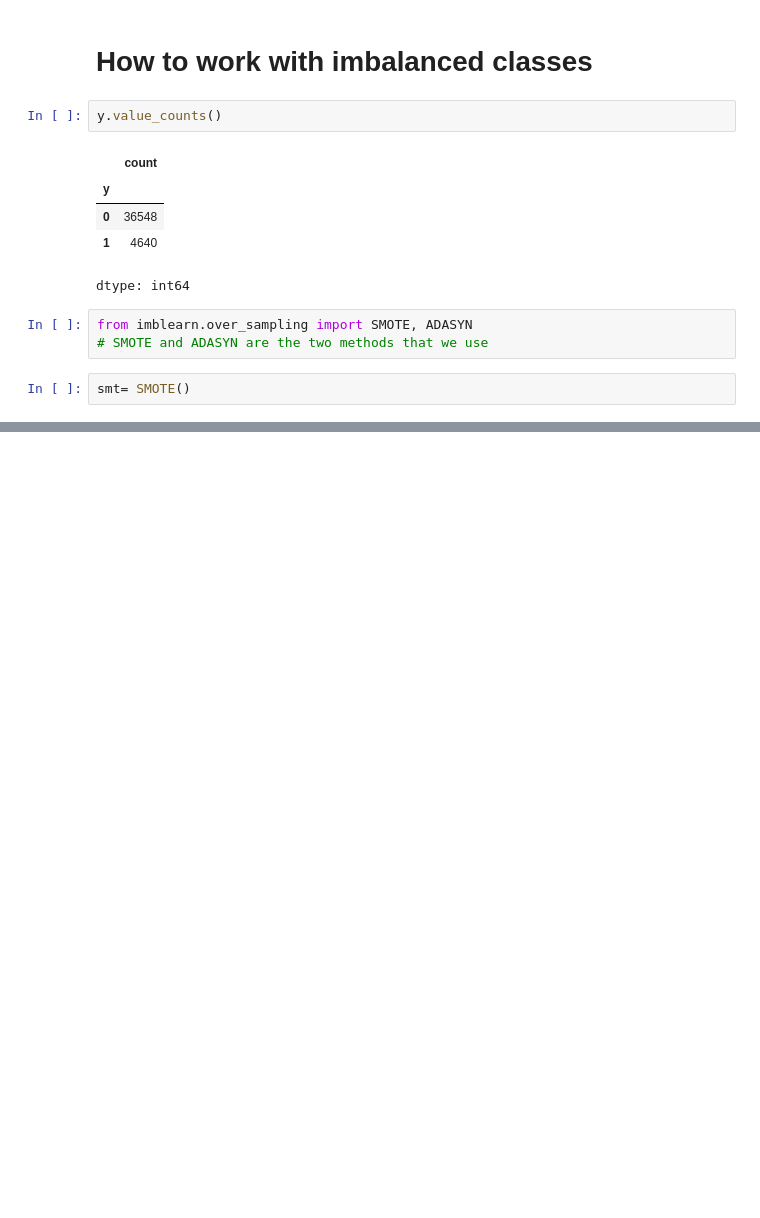
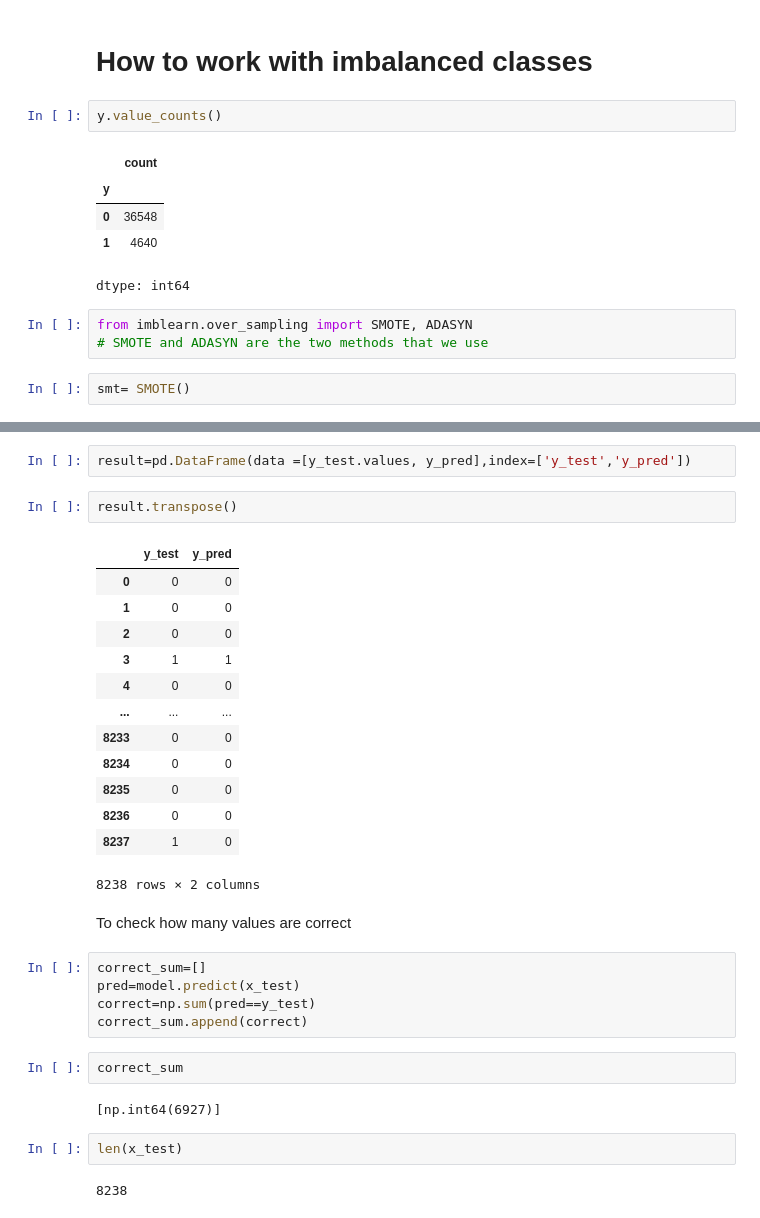
Before and after one commit to hasankachamathvi/LogisticsRegression, a Jupyter notebook: logisticRegression.ipynb, the cells around one changed output, grey strips where cells are left out. Cells and saved outputs as stored; diff of their text form; blank space fills up the shorter version.

```diff
--- a/logisticRegression.ipynb
+++ b/logisticRegression.ipynb
@@ -218,0 +376,33 @@ smt= SMOTE()
+# %%
+result=pd.DataFrame(data =[y_test.values, y_pred],index=['y_test','y_pred'])
+# %%
+result.transpose()
+# %% [output]
+|  | y_test | y_pred |
+| 0 | 0 | 0 |
+| 1 | 0 | 0 |
+| 2 | 0 | 0 |
+| 3 | 1 | 1 |
+| 4 | 0 | 0 |
+| ... | ... | ... |
+| 8233 | 0 | 0 |
+| 8234 | 0 | 0 |
+| 8235 | 0 | 0 |
+| 8236 | 0 | 0 |
+| 8237 | 1 | 0 |
+8238 rows × 2 columns
+# %% [markdown]
+To check how many values are correct
+# %%
+correct_sum=[]
+pred=model.predict(x_test)
+correct=np.sum(pred==y_test)
+correct_sum.append(correct)
+# %%
+correct_sum
+# %% [output]
+[np.int64(6927)]
+# %%
+len(x_test)
+# %% [output]
+8238
```
Also changed, not shown: parts of 33 cells of this notebook.
